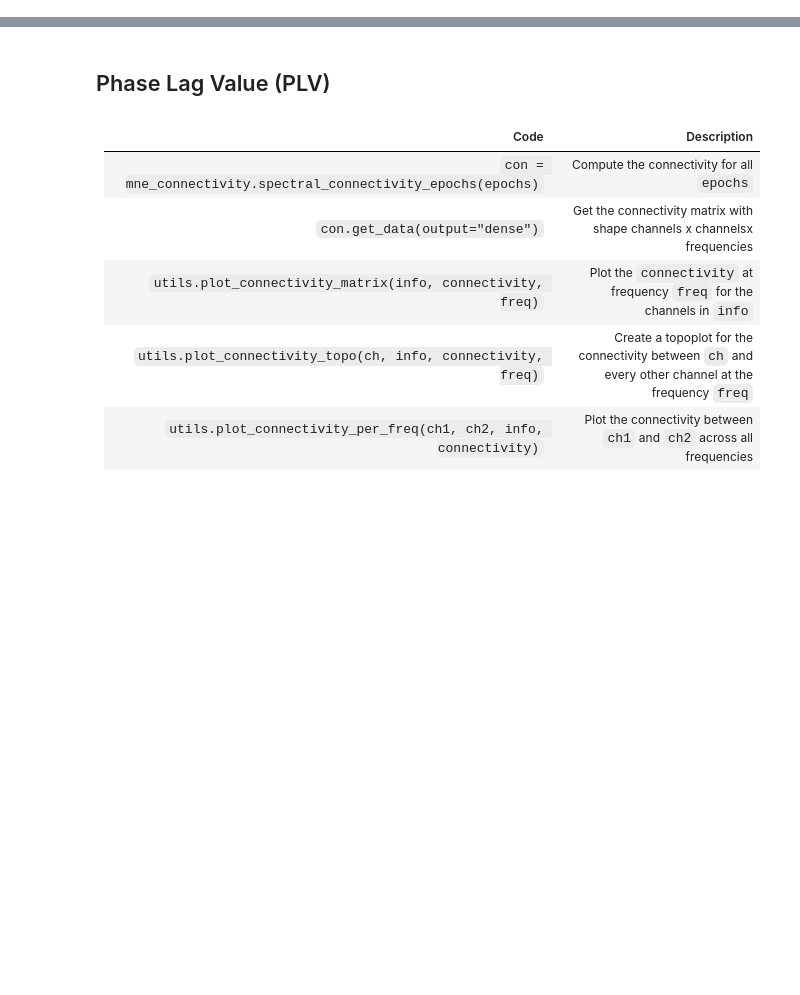
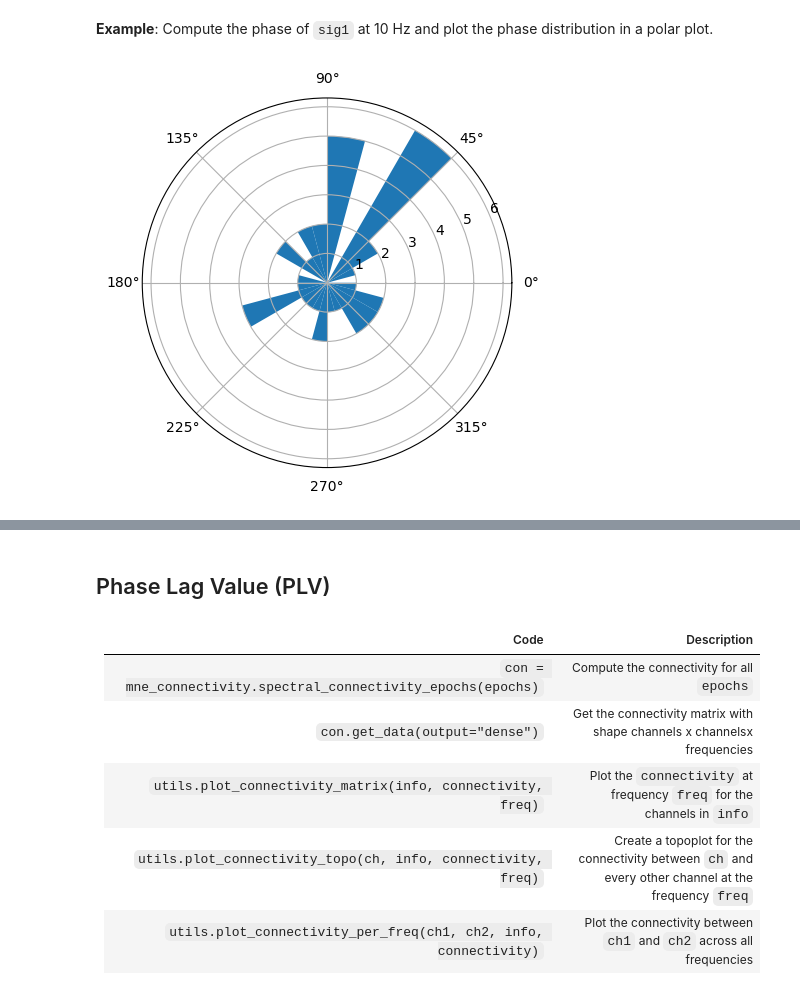
Before and after one commit to OleBialas/iBOTS-Intro-to-EEG-MEG-Analysis-with-MNE-Python, a Jupyter notebook: 08_connectivity/index.ipynb, the cells around one changed output, grey strips where cells are left out. Cells and saved outputs as stored; diff of their text form; code cells hidden in the pictures; blank space fills up the shorter version.

```diff
--- a/08_connectivity/index.ipynb
+++ b/08_connectivity/index.ipynb
@@ -77,0 +125,7 @@ epochs.average().crop(0, 0.4).plot_joint(times=[0.1, 0.16, 0.23]);
+# %% [markdown]
+**Example**: Compute the phase of `sig1` at 10 Hz and plot the phase distribution in a polar plot.
+# %%
+phase = utils.compute_phase(sig1, fs=100, freq=10)
+utils.plot_phase_distribution(phase)
+# %% [output]
+[figure, added]
```
Also changed, not shown: parts of 24 cells of this notebook.
